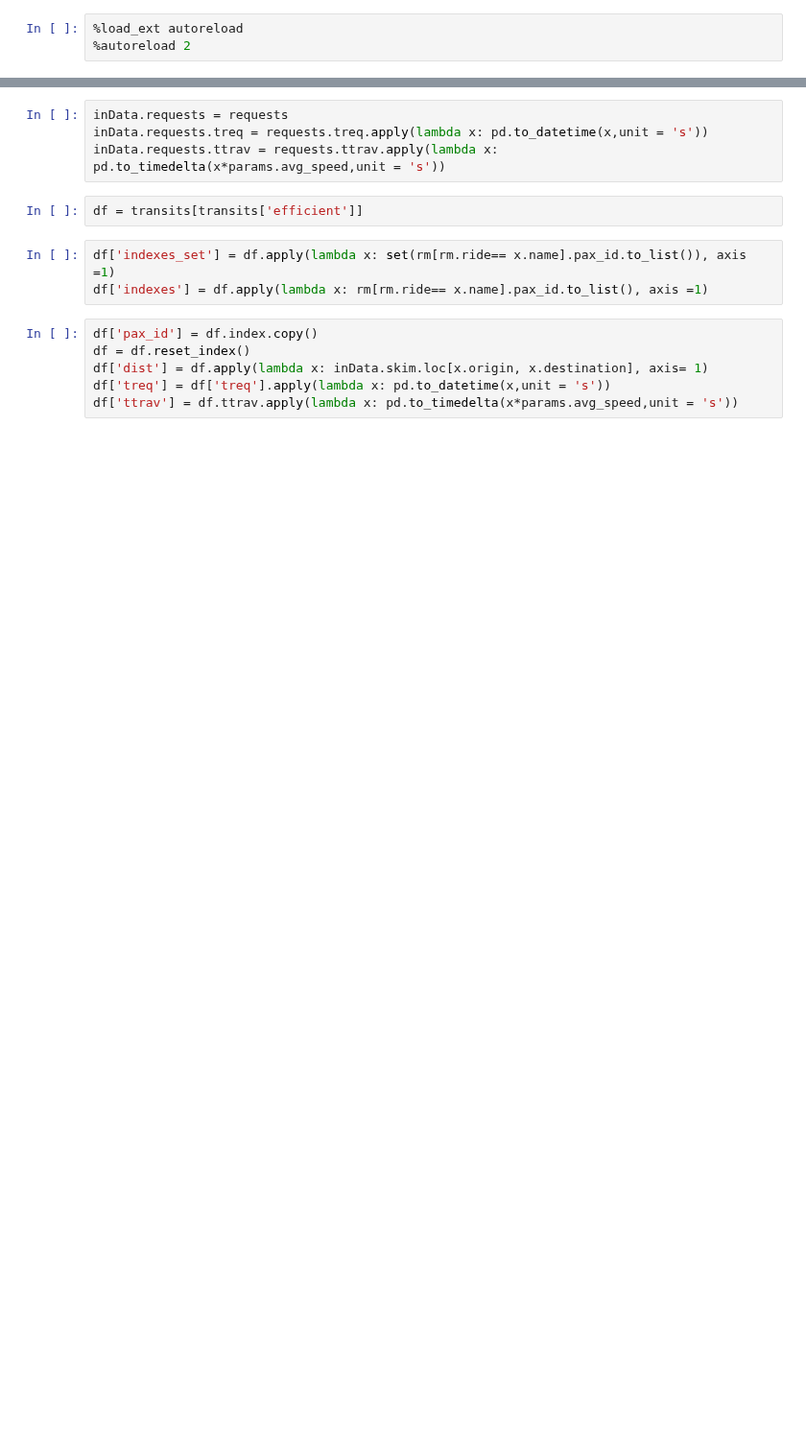
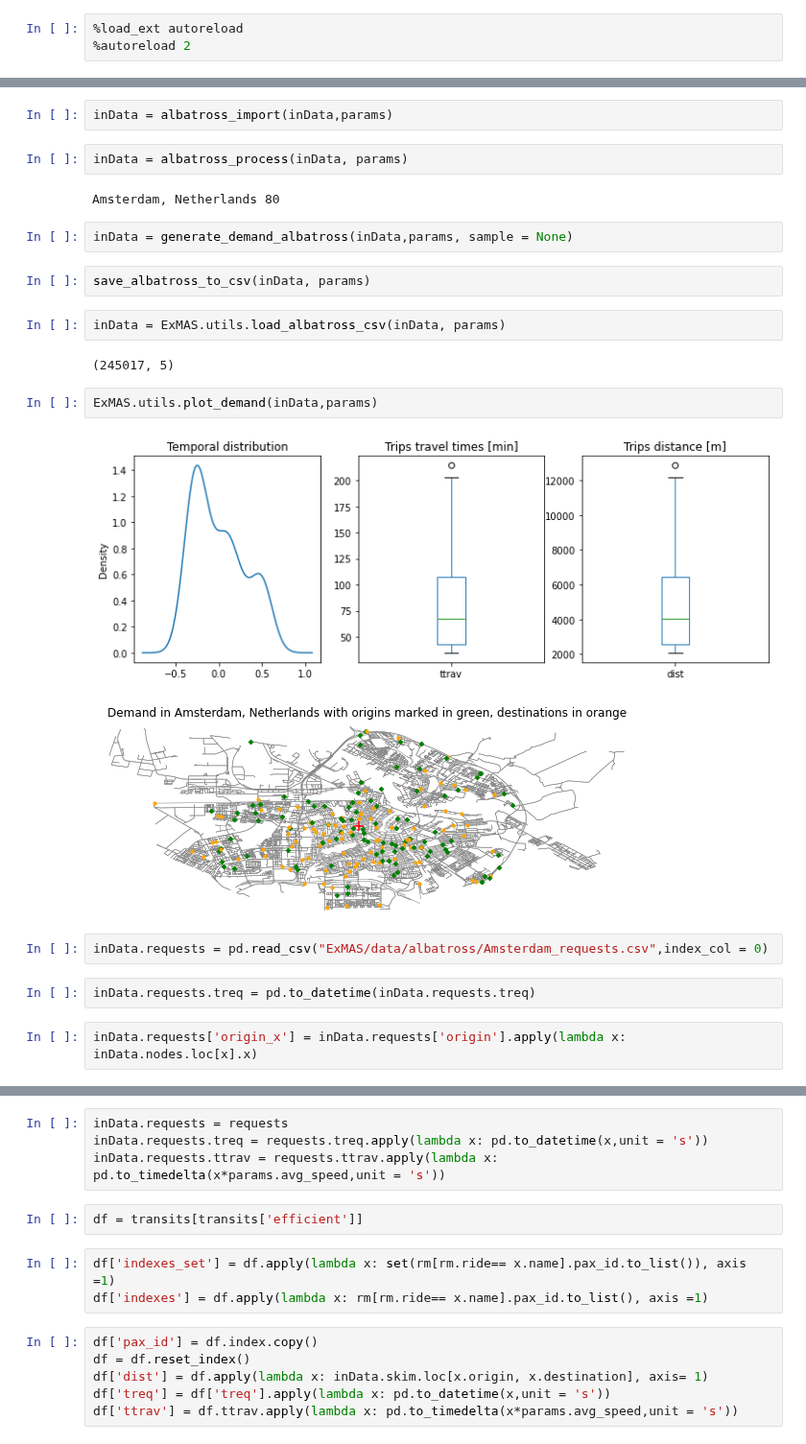
Before and after one commit to RafalKucharskiPK/ExMAS, a Jupyter notebook: ExMAS/spinoffs/tndp/ExExMAS.ipynb, the cells around one changed output, grey strips where cells are left out. Shown at 96% size. Drawn from its saved outputs; the diff is of its cells as text; blank space fills up the shorter version.

```diff
--- a/ExMAS/spinoffs/tndp/ExExMAS.ipynb
+++ b/ExMAS/spinoffs/tndp/ExExMAS.ipynb
@@ -26,0 +36,25 @@ params.s2s_discount = 0.6
+# %%
+inData = albatross_import(inData,params)
+# %%
+inData = albatross_process(inData, params)
+# %% [output]
+Amsterdam, Netherlands 80
+# %%
+inData = generate_demand_albatross(inData,params, sample = None)
+# %%
+save_albatross_to_csv(inData, params)
+# %%
+inData = ExMAS.utils.load_albatross_csv(inData, params)
+# %% [output]
+(245017, 5)
+# %%
+ExMAS.utils.plot_demand(inData,params)
+# %% [output]
+[figure, added]
+[figure, added]
+# %%
+inData.requests = pd.read_csv("ExMAS/data/albatross/Amsterdam_requests.csv",index_col = 0)
+# %%
+inData.requests.treq = pd.to_datetime(inData.requests.treq)
+# %%
+inData.requests['origin_x'] = inData.requests['origin'].apply(lambda x: inData.nodes.loc[x].x)
```
Also changed, not shown: parts of 32 cells of this notebook, 6 other files.
